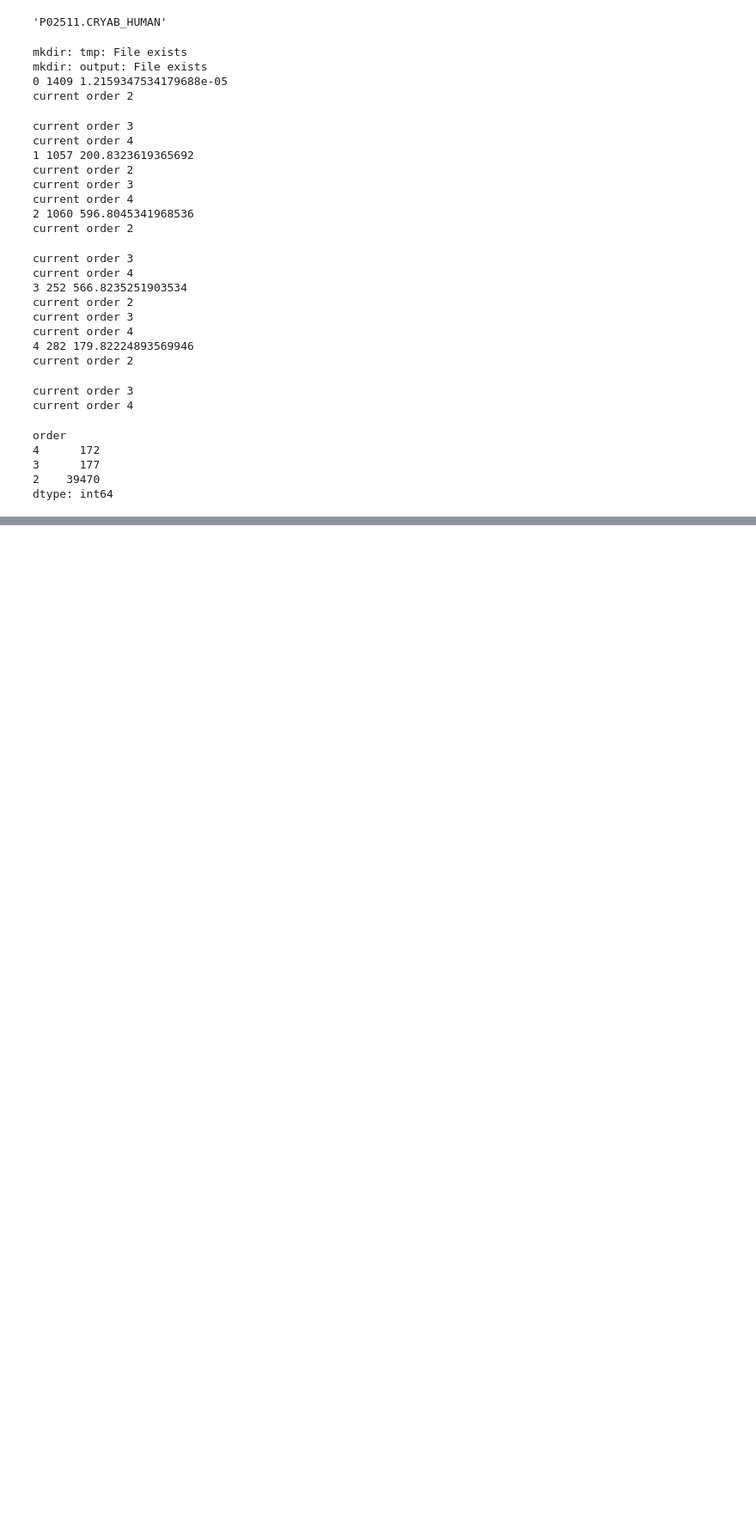
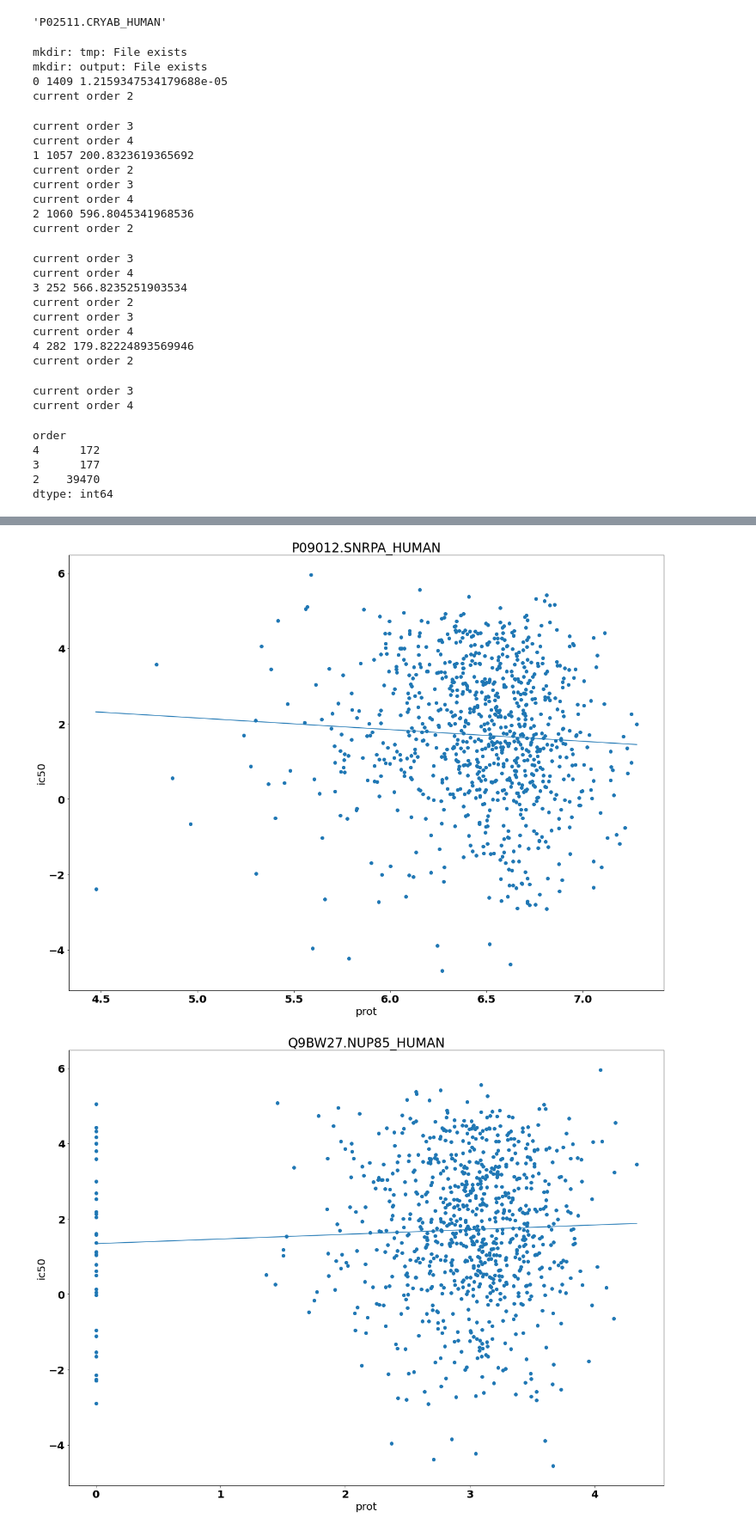
Before and after one commit to Yatish0833/multiomics-synergies, a Jupyter notebook: data_prep.ipynb, the cells around one changed output, grey strips where cells are left out. Shown at 86% size. Saved outputs shown, nothing was run; the diff lists cells and outputs as text; code cells hidden in the pictures; blank space fills up the shorter version.

```diff
--- a/data_prep.ipynb
+++ b/data_prep.ipynb
@@ -375,0 +581,51 @@ dtype: int64
+# %%
+so = x[['Cell_Line','P09012.SNRPA_HUMAN','Q9BW27.NUP85_HUMAN']].merge(y[y[column_to_group]==282], left_on='Cell_Line', right_on='cell_line_name')
+
+plt.scatter(so['P09012.SNRPA_HUMAN'], so['ln_IC50'])
+plt.title('P09012.SNRPA_HUMAN')
+plt.plot(np.unique(so['P09012.SNRPA_HUMAN']), np.poly1d(np.polyfit(so['P09012.SNRPA_HUMAN'], so['ln_IC50'], 1))(np.unique(so['P09012.SNRPA_HUMAN'])))
+plt.xlabel('prot')
+plt.ylabel('ic50')
+plt.show()
+
+
+plt.scatter(so['Q9BW27.NUP85_HUMAN'], so['ln_IC50'])
+plt.plot(np.unique(so['Q9BW27.NUP85_HUMAN']), np.poly1d(np.polyfit(so['Q9BW27.NUP85_HUMAN'], so['ln_IC50'], 1))(np.unique(so['Q9BW27.NUP85_HUMAN'])))
+plt.title('Q9BW27.NUP85_HUMAN')
+plt.xlabel('prot')
+plt.ylabel('ic50')
+plt.show()
+
+soo = so[so['Q9BW27.NUP85_HUMAN'] != 0]
+plt.scatter(soo['Q9BW27.NUP85_HUMAN'], soo['ln_IC50'])
+plt.plot(np.unique(soo['Q9BW27.NUP85_HUMAN']), np.poly1d(np.polyfit(soo['Q9BW27.NUP85_HUMAN'], soo['ln_IC50'], 1))(np.unique(soo['Q9BW27.NUP85_HUMAN'])))
+plt.title('Q9BW27.NUP85_HUMAN')
+plt.xlabel('prot')
+plt.ylabel('ic50')
+plt.show()
+
+plt.scatter(so['Q9BW27.NUP85_HUMAN'], so['P09012.SNRPA_HUMAN'])
+plt.title('Q9BW27.NUP85_HUMAN+P09012.SNRPA_HUMAN')
+plt.xlabel('Q9BW27.NUP85_HUMAN')
+plt.ylabel('P09012.SNRPA_HUMAN')
+plt.show()
+
+
+plt.scatter(so['Q9BW27.NUP85_HUMAN'], so['P09012.SNRPA_HUMAN'], c=so['ln_IC50']/6)
+plt.title('Q9BW27.NUP85_HUMAN+P09012.SNRPA_HUMAN')
+plt.xlabel('Q9BW27.NUP85_HUMAN')
+plt.ylabel('P09012.SNRPA_HUMAN')
+plt.plot(np.unique(so['Q9BW27.NUP85_HUMAN']), np.poly1d(np.polyfit(so['Q9BW27.NUP85_HUMAN'], so['P09012.SNRPA_HUMAN'], 1))(np.unique(so['Q9BW27.NUP85_HUMAN'])))
+plt.show()
+
+
+so = so[so['Q9BW27.NUP85_HUMAN'] != 0]
+plt.scatter(so['Q9BW27.NUP85_HUMAN'], so['P09012.SNRPA_HUMAN'], c=so['ln_IC50']/6)
+plt.title('Q9BW27.NUP85_HUMAN+P09012.SNRPA_HUMAN')
+plt.xlabel('Q9BW27.NUP85_HUMAN')
+plt.ylabel('P09012.SNRPA_HUMAN')
+plt.plot(np.unique(so['Q9BW27.NUP85_HUMAN']), np.poly1d(np.polyfit(so['Q9BW27.NUP85_HUMAN'], so['P09012.SNRPA_HUMAN'], 1))(np.unique(so['Q9BW27.NUP85_HUMAN'])))
+plt.show()
+# %% [output]
+[figure, added]
+[figure, added]
```
Also changed, not shown: parts of 10 cells of this notebook.
